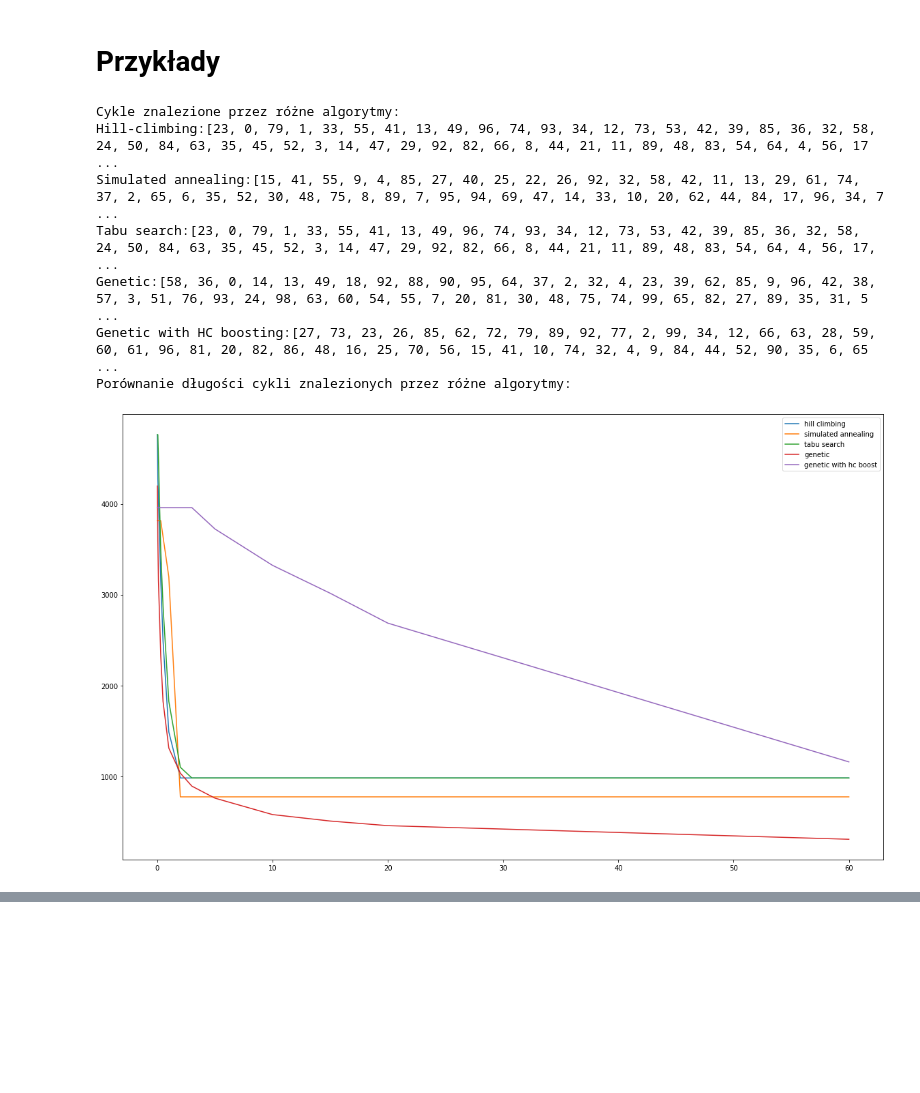
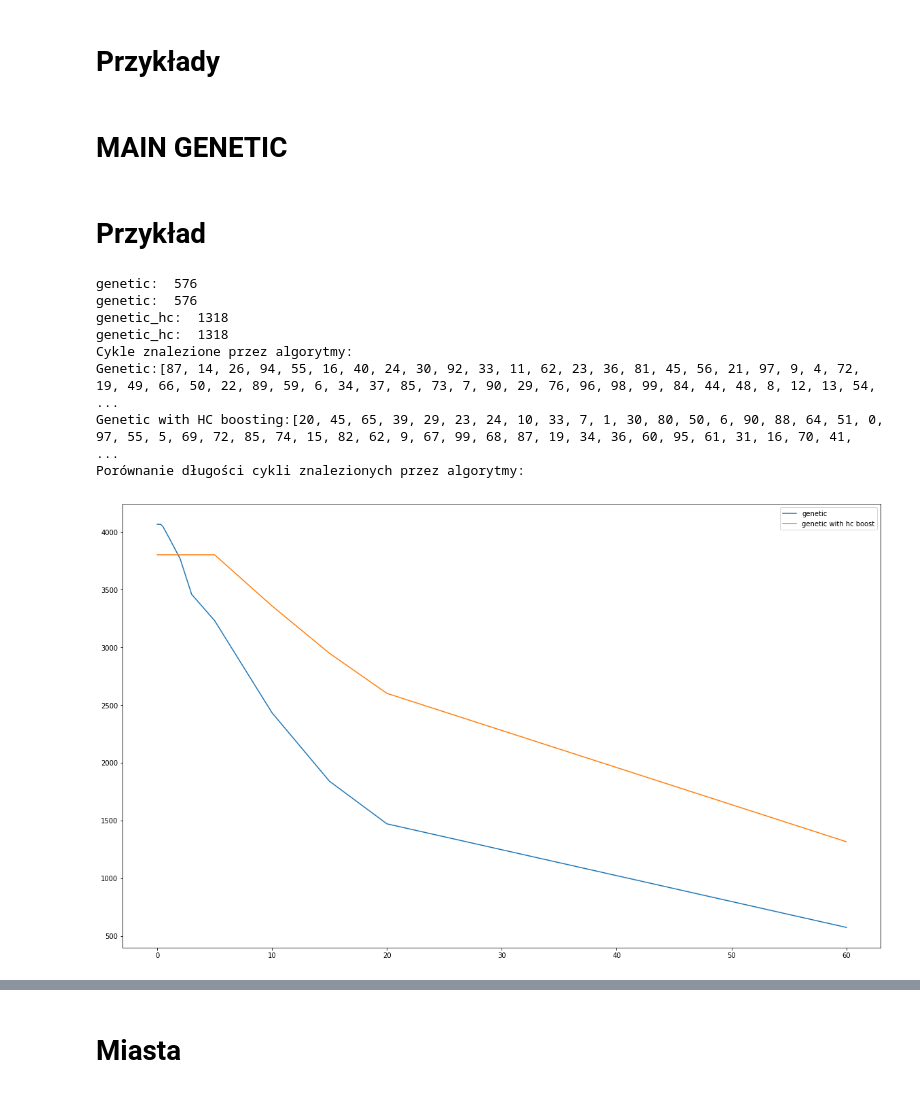
Before and after one commit to Matmozaur/WMS_Heuristic_algorithms, a Jupyter notebook: TravelingSalesman.ipynb, the cells around one changed output, grey strips where cells are left out. Cells and saved outputs as stored; diff of their text form; code cells hidden in the pictures; blank space fills up the shorter version.

```diff
--- a/TravelingSalesman.ipynb
+++ b/TravelingSalesman.ipynb
@@ -244,6 +251,8 @@ def genetic_hc(pp,G,h=None,cmax=float('inf'),max_time=3600,times_table=[3600],co
     P=sort(P,G)
     xbest=P[0]
     cbest=cost(P[0],G)
+    print('genetic_hc: ',cbest,'     ', end='\r')
+    time.sleep(.4)
     while(c<=cmax):
         for i in range(int(pp/2-1)):
             P=P+list(recombination(P[2*i],P[2*i +1],G,h))
@@ -255,6 +264,8 @@ def genetic_hc(pp,G,h=None,cmax=float('inf'),max_time=3600,times_table=[3600],co
         if(ccurr<cbest):
             xbest=P[0]
             cbest=ccurr
+            print('genetic_hc: ',cbest,'     ', end='\r')
+            time.sleep(.4)
         c=c+1
         end = time.time()
         if(end-start>times_table[time_iter]):
@@ -264,6 +275,9 @@ def genetic_hc(pp,G,h=None,cmax=float('inf'),max_time=3600,times_table=[3600],co
         if(end-start>max_time):
             break
     times_table.remove(float('inf'))
+    time.sleep(.4)
+    print('\ngenetic_hc: ',cbest)
+    time.sleep(.4)
     return xbest,cbest,partial
 # %% [markdown]
 # Main
@@ -327,3 +361,42 @@ def main_comparison(G,times_table,max_time,pp1,pp2,L,a,const):
+# %% [markdown]
+# MAIN GENETIC
+# %%
+def main_genetic(G,times_table,max_time,pp1,pp2,const,h=None):
+    x_start=random.sample(range(len(G)),len(G))
+    gen_x,gen_best,gen_part=genetic(pp=pp1,G=G,max_time=max_time,times_table=times_table,h=h)
+    gen_hc_x,gen_hc_best,gen_hc_part=genetic_hc(pp=pp2,G=G,
+                                    max_time=max_time,times_table=times_table,const=const,h=h)
+
+    gen_part.append(gen_best)
+    gen_hc_part.append(gen_hc_best)
+
+    times_table.append(max_time)
+
+    print('Cykle znalezione przez algorytmy:')
+    print('Genetic:'+str(gen_x), ' Długość:',gen_best)
+    print('Genetic with HC boosting:'+str(gen_hc_x), ' Długość:',gen_hc_best)
+
+    print('Porównanie długości cykli znalezionych przez algorytmy:')
+    plt.figure(figsize=(20,12))
+    plt.plot(times_table,gen_part)
+    plt.plot(times_table,gen_hc_part)
+    plt.gca().legend(['genetic','genetic with hc boost'])
+    plt.show()
+
+    plt.figure(figsize=(20,12))
+    plt.plot(times_table[:int(len(times_table)/2)],gen_part[:int(len(times_table)/2)])
+    plt.plot(times_table[:int(len(times_table)/2)],gen_hc_part[:int(len(times_table)/2)])
+    plt.gca().legend(['genetic','genetic with hc boost'])
+    plt.show()
+
+
+    plt.figure(figsize=(20,12))
+    plt.plot(times_table[int(len(times_table)/2):],gen_part[int(len(times_table)/2):])
+    plt.plot(times_table[int(len(times_table)/2):],gen_hc_part[int(len(times_table)/2):])
+    plt.gca().legend(['genetic','genetic with hc boost'])
+    plt.show()
+# %% [markdown]
+# Przykład
 # %%
 n=100
 G=[[0 for x in range(n)] for y in range(n)]
@@ -343,13 +413,14 @@ pp1=64
 pp2=64
 const=1000000
 # %%
-main_comparison(G,times_table,max_time,pp1,pp2,L,a,const)
+main_genetic(G,times_table,max_time,pp1,pp2,const)
 # %% [output]
-Cykle znalezione przez różne algorytmy:
-Hill-climbing:[23, 0, 79, 1, 33, 55, 41, 13, 49, 96, 74, 93, 34, 12, 73, 53, 42, 39, 85, 36, 32, 58, 24, 50, 84, 63, 35, 45, 52, 3, 14, 47, 29, 92, 82, 66, 8, 44, 21, 11, 89, 48, 83, 54, 64, 4, 56, 17 ...
-Simulated annealing:[15, 41, 55, 9, 4, 85, 27, 40, 25, 22, 26, 92, 32, 58, 42, 11, 13, 29, 61, 74, 37, 2, 65, 6, 35, 52, 30, 48, 75, 8, 89, 7, 95, 94, 69, 47, 14, 33, 10, 20, 62, 44, 84, 17, 96, 34, 7 ...
-Tabu search:[23, 0, 79, 1, 33, 55, 41, 13, 49, 96, 74, 93, 34, 12, 73, 53, 42, 39, 85, 36, 32, 58, 24, 50, 84, 63, 35, 45, 52, 3, 14, 47, 29, 92, 82, 66, 8, 44, 21, 11, 89, 48, 83, 54, 64, 4, 56, 17,  ...
-Genetic:[58, 36, 0, 14, 13, 49, 18, 92, 88, 90, 95, 64, 37, 2, 32, 4, 23, 39, 62, 85, 9, 96, 42, 38, 57, 3, 51, 76, 93, 24, 98, 63, 60, 54, 55, 7, 20, 81, 30, 48, 75, 74, 99, 65, 82, 27, 89, 35, 31, 5 ...
-Genetic with HC boosting:[27, 73, 23, 26, 85, 62, 72, 79, 89, 92, 77, 2, 99, 34, 12, 66, 63, 28, 59, 60, 61, 96, 81, 20, 82, 86, 48, 16, 25, 70, 56, 15, 41, 10, 74, 32, 4, 9, 84, 44, 52, 90, 35, 6, 65 ...
-Porównanie długości cykli znalezionych przez różne algorytmy:
+genetic:  576
+genetic:  576
+genetic_hc:  1318
+genetic_hc:  1318
+Cykle znalezione przez algorytmy:
+Genetic:[87, 14, 26, 94, 55, 16, 40, 24, 30, 92, 33, 11, 62, 23, 36, 81, 45, 56, 21, 97, 9, 4, 72, 19, 49, 66, 50, 22, 89, 59, 6, 34, 37, 85, 73, 7, 90, 29, 76, 96, 98, 99, 84, 44, 48, 8, 12, 13, 54,  ...
+Genetic with HC boosting:[20, 45, 65, 39, 29, 23, 24, 10, 33, 7, 1, 30, 80, 50, 6, 90, 88, 64, 51, 0, 97, 55, 5, 69, 72, 85, 74, 15, 82, 62, 9, 67, 99, 68, 87, 19, 34, 36, 60, 95, 61, 31, 16, 70, 41,  ...
+Porównanie długości cykli znalezionych przez algorytmy:
-[figure, old version]
+[figure, new version]
@@ -357,0 +429,2 @@ Porównanie długości cykli znalezionych przez różne algorytmy:
+# %% [markdown]
+# Miasta
```
Also changed, not shown: parts of 12 cells of this notebook.
